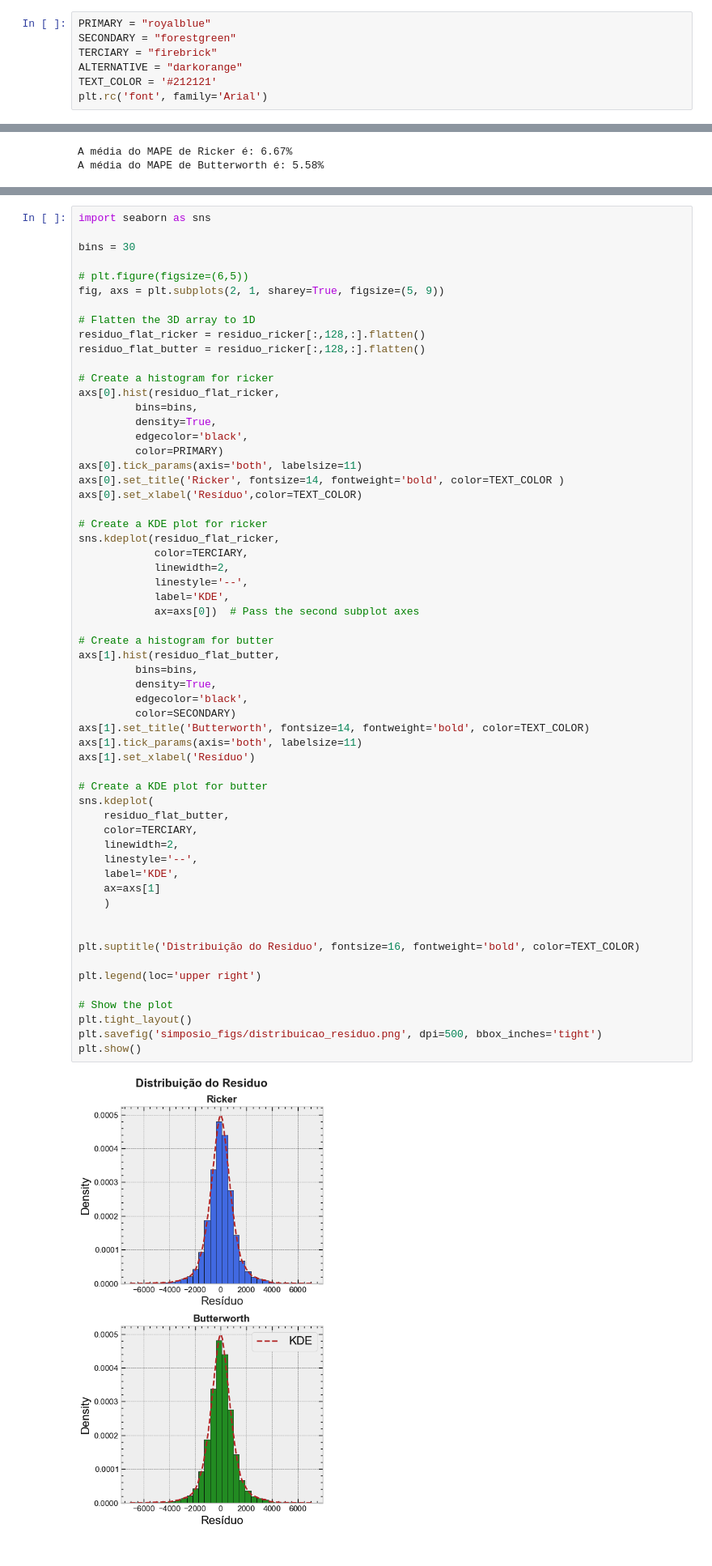
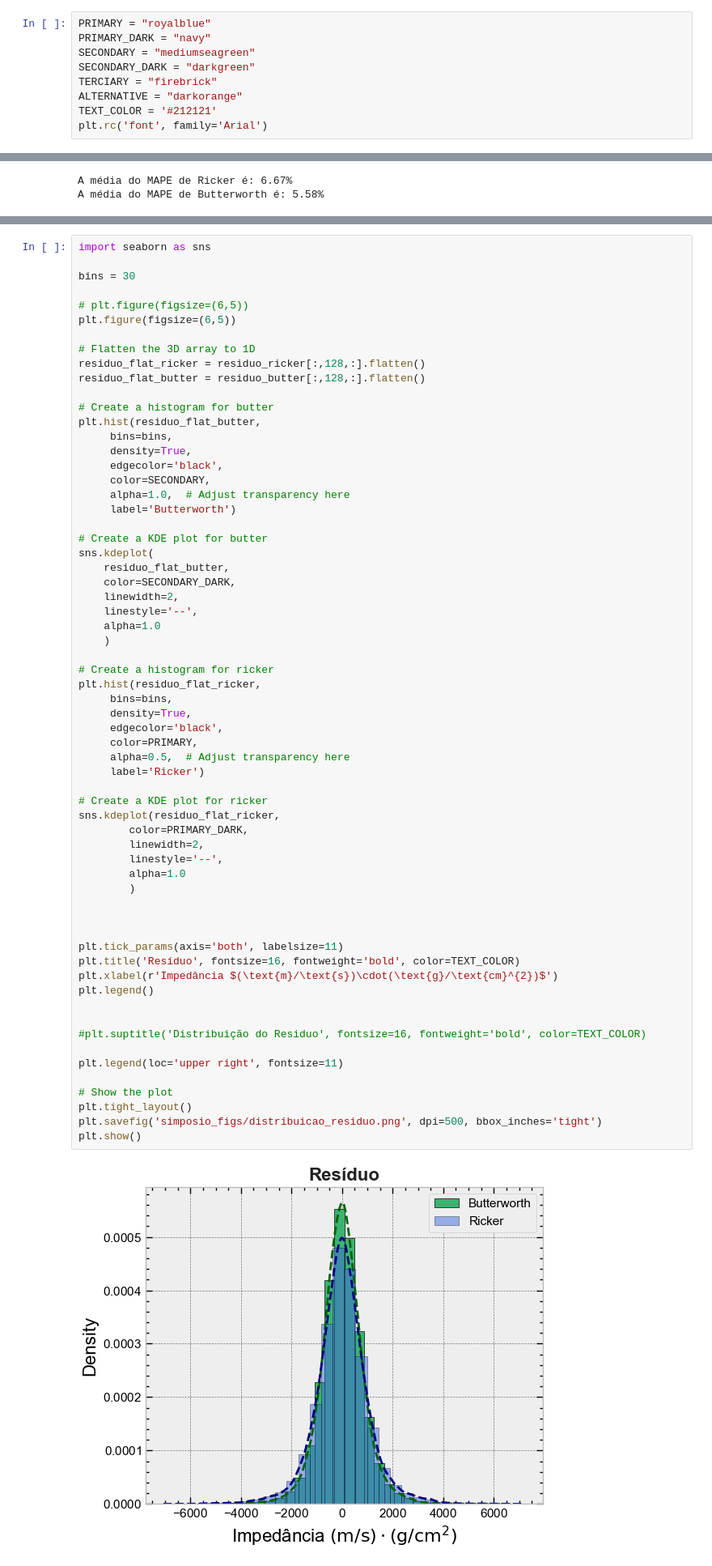
Before and after one commit to albano-a/inversion_methods_algorithms, a Jupyter notebook: statistical_analysis.ipynb, the cells around one changed output, grey strips where cells are left out. Shown at 81% size. Drawn from its saved outputs; the diff is of its cells as text.

```diff
--- a/statistical_analysis.ipynb
+++ b/statistical_analysis.ipynb
@@ -16,7 +16,9 @@ residuo_butter = np.load('J:/Universidade/GIECAR/Data/residuo_butter.npy')
 Colors
 # %%
 PRIMARY = "royalblue"
-SECONDARY = "forestgreen"
+PRIMARY_DARK = "navy"
+SECONDARY = "mediumseagreen"
+SECONDARY_DARK = "darkgreen"
 TERCIARY = "firebrick"
 ALTERNATIVE = "darkorange"
 TEXT_COLOR = '#212121'
@@ -232,61 +183,65 @@ len(residuo_ricker[:,:,:].flatten())
 # %%
 import seaborn as sns
 
 bins = 30
 
 # plt.figure(figsize=(6,5))
-fig, axs = plt.subplots(2, 1, sharey=True, figsize=(5, 9))
+plt.figure(figsize=(6,5))
 
 # Flatten the 3D array to 1D
 residuo_flat_ricker = residuo_ricker[:,128,:].flatten()
-residuo_flat_butter = residuo_ricker[:,128,:].flatten()
-
-# Create a histogram for ricker
-axs[0].hist(residuo_flat_ricker,
-         bins=bins,
-         density=True,
-         edgecolor='black',
-         color=PRIMARY)
-axs[0].tick_params(axis='both', labelsize=11)
-axs[0].set_title('Ricker', fontsize=14, fontweight='bold', color=TEXT_COLOR	)
-axs[0].set_xlabel('Resíduo',color=TEXT_COLOR)
-
-# Create a KDE plot for ricker
-sns.kdeplot(residuo_flat_ricker,
-            color=TERCIARY,
-            linewidth=2,
-            linestyle='--',
-            label='KDE',
-            ax=axs[0])  # Pass the second subplot axes
+residuo_flat_butter = residuo_butter[:,128,:].flatten()
 
 # Create a histogram for butter
-axs[1].hist(residuo_flat_butter,
-         bins=bins,
-         density=True,
-         edgecolor='black',
-         color=SECONDARY)
-axs[1].set_title('Butterworth', fontsize=14, fontweight='bold', color=TEXT_COLOR)
-axs[1].tick_params(axis='both', labelsize=11)
-axs[1].set_xlabel('Resíduo')
+plt.hist(residuo_flat_butter,
+     bins=bins,
+     density=True,
+     edgecolor='black',
+     color=SECONDARY,
+     alpha=1.0,  # Adjust transparency here
+     label='Butterworth')
 
 # Create a KDE plot for butter
 sns.kdeplot(
     residuo_flat_butter,
-    color=TERCIARY,
+    color=SECONDARY_DARK,
     linewidth=2,
     linestyle='--',
-    label='KDE',
-    ax=axs[1]
+    alpha=1.0
     )
 
+# Create a histogram for ricker
+plt.hist(residuo_flat_ricker,
+     bins=bins,
+     density=True,
+     edgecolor='black',
+     color=PRIMARY,
+     alpha=0.5,  # Adjust transparency here
+     label='Ricker')
 
-plt.suptitle('Distribuição do Residuo', fontsize=16, fontweight='bold', color=TEXT_COLOR)
+# Create a KDE plot for ricker
+sns.kdeplot(residuo_flat_ricker,
+        color=PRIMARY_DARK,
+        linewidth=2,
+        linestyle='--',
+        alpha=1.0
+        )
 
-plt.legend(loc='upper right')
+
+
+plt.tick_params(axis='both', labelsize=11)
+plt.title('Resíduo', fontsize=16, fontweight='bold', color=TEXT_COLOR)
+plt.xlabel(r'Impedância $(\text{m}/\text{s})\cdot(\text{g}/\text{cm}^{2})$')
+plt.legend()
+
+
+#plt.suptitle('Distribuição do Residuo', fontsize=16, fontweight='bold', color=TEXT_COLOR)
+
+plt.legend(loc='upper right', fontsize=11)
 
 # Show the plot
 plt.tight_layout()
 plt.savefig('simposio_figs/distribuicao_residuo.png', dpi=500, bbox_inches='tight')
 plt.show()
 # %% [output]
-[figure, old version]
+[figure, new version]
```
Also changed, not shown: parts of 6 cells of this notebook, 9 other files.
